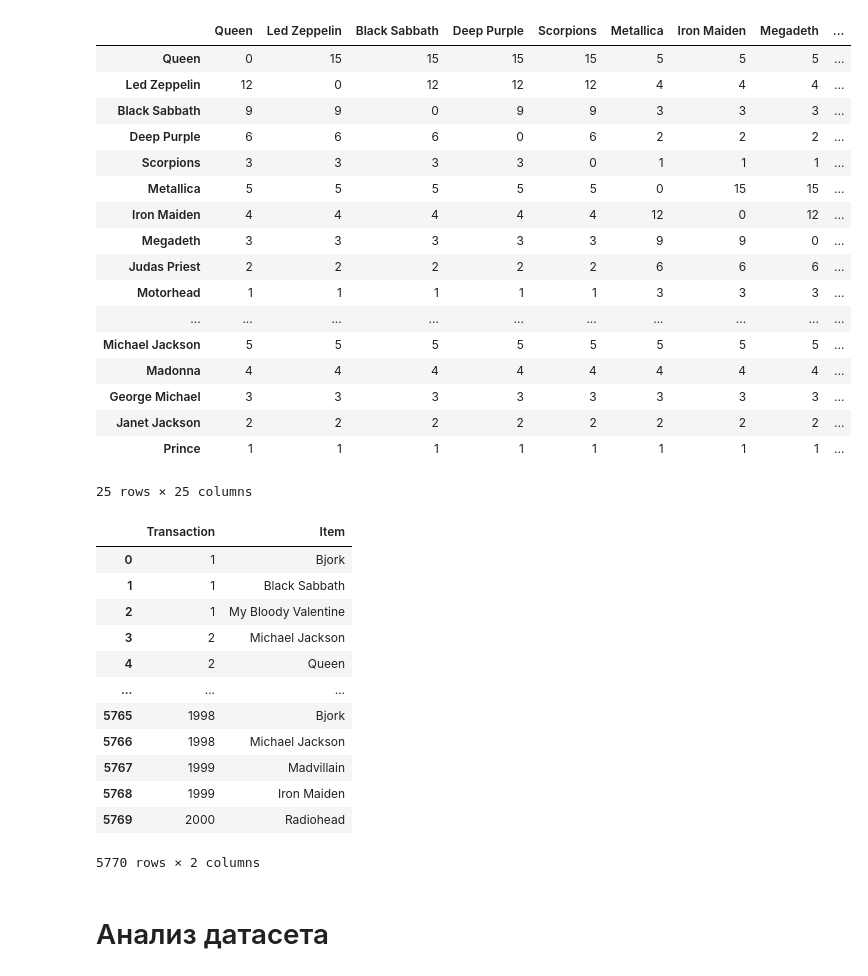
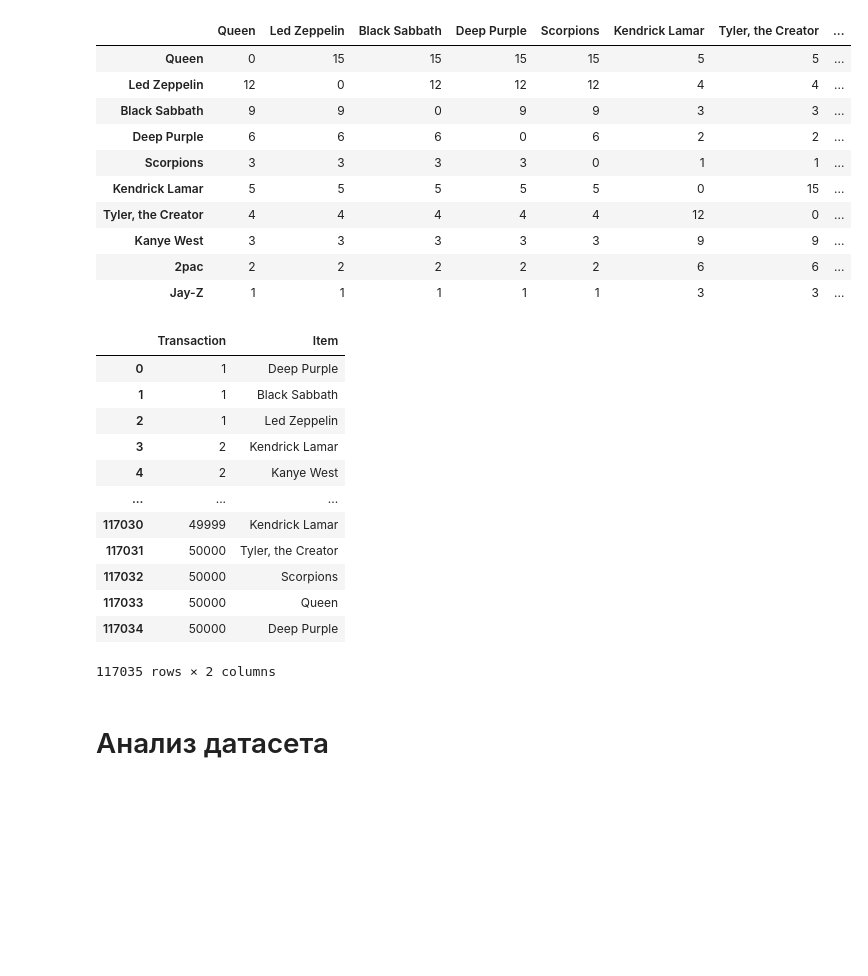
Before and after one commit to Grander78498/grander-materials-v2, a Jupyter notebook: Пр.интел.систем/prac1.ipynb, the cells around one changed output. Cells and saved outputs as stored; diff of their text form; code cells hidden in the pictures; blank space fills up the shorter version.

```diff
--- a/Пр.интел.систем/prac1.ipynb
+++ b/Пр.интел.систем/prac1.ipynb
@@ -5,58 +11,48 @@ import random
 # %%
-groups = ['Queen', 'Led Zeppelin', 'Black Sabbath', 'Deep Purple', 'Scorpions',
-          'Metallica','Iron Maiden',  'Megadeth', 'Judas Priest', 'Motorhead',
-          'Kendrick Lamar', 'Tyler, the Creator', 'Kanye West', '2pac', 'Jay-Z',
-          'Radiohead', 'Bjork', 'My Bloody Valentine', 'Madvillain', 'Godspeed You Black Emperor!',
-          'Michael Jackson', 'Madonna', 'George Michael', 'Janet Jackson', 'Prince']
+groups = groups[:5] + groups[10:15]
 group_df = pd.DataFrame(index=groups, columns=groups)
 popularities = []
 for i in range(len(groups) // 5):
     popularities.extend(range(5, 0, -1))
 
 
 for i in range(len(groups) // 5):
     for j in range(5 * i):
         for k in range(5 * i, 5 * i + 5):
             group_df.iloc[j, k] = group_df.iloc[k, j] = 1
     for j in range(5 * i, 5 * i + 5):
         for k in range(5 * i, 5 * i + 5):
             if j != k:
                 group_df.iloc[j, k] = group_df.iloc[k, j] = 3
             else:
                 group_df.iloc[j, k] = 0
     for j in range(5 * i + 5, len(groups)):
         for k in range(5 * i, 5 * i + 5):
             group_df.iloc[j, k] = group_df.iloc[k, j] = 3
 
 for i in range(len(groups)):
     group_df.iloc[i] *= popularities[i]
 group_df
 # %% [output]
-|  | Queen | Led Zeppelin | Black Sabbath | Deep Purple | Scorpions | Metallica | Iron Maiden | Megadeth | ... |
-| Queen | 0 | 15 | 15 | 15 | 15 | 5 | 5 | 5 | ... |
-| Led Zeppelin | 12 | 0 | 12 | 12 | 12 | 4 | 4 | 4 | ... |
-| Black Sabbath | 9 | 9 | 0 | 9 | 9 | 3 | 3 | 3 | ... |
-| Deep Purple | 6 | 6 | 6 | 0 | 6 | 2 | 2 | 2 | ... |
-| Scorpions | 3 | 3 | 3 | 3 | 0 | 1 | 1 | 1 | ... |
-| Metallica | 5 | 5 | 5 | 5 | 5 | 0 | 15 | 15 | ... |
-| Iron Maiden | 4 | 4 | 4 | 4 | 4 | 12 | 0 | 12 | ... |
-| Megadeth | 3 | 3 | 3 | 3 | 3 | 9 | 9 | 0 | ... |
-| Judas Priest | 2 | 2 | 2 | 2 | 2 | 6 | 6 | 6 | ... |
-| Motorhead | 1 | 1 | 1 | 1 | 1 | 3 | 3 | 3 | ... |
-| ... | ... | ... | ... | ... | ... | ... | ... | ... | ... |
-| Michael Jackson | 5 | 5 | 5 | 5 | 5 | 5 | 5 | 5 | ... |
-| Madonna | 4 | 4 | 4 | 4 | 4 | 4 | 4 | 4 | ... |
-| George Michael | 3 | 3 | 3 | 3 | 3 | 3 | 3 | 3 | ... |
-| Janet Jackson | 2 | 2 | 2 | 2 | 2 | 2 | 2 | 2 | ... |
-| Prince | 1 | 1 | 1 | 1 | 1 | 1 | 1 | 1 | ... |
+|  | Queen | Led Zeppelin | Black Sabbath | Deep Purple | Scorpions | Kendrick Lamar | Tyler, the Creator | ... |
+| Queen | 0 | 15 | 15 | 15 | 15 | 5 | 5 | ... |
+| Led Zeppelin | 12 | 0 | 12 | 12 | 12 | 4 | 4 | ... |
+| Black Sabbath | 9 | 9 | 0 | 9 | 9 | 3 | 3 | ... |
+| Deep Purple | 6 | 6 | 6 | 0 | 6 | 2 | 2 | ... |
+| Scorpions | 3 | 3 | 3 | 3 | 0 | 1 | 1 | ... |
+| Kendrick Lamar | 5 | 5 | 5 | 5 | 5 | 0 | 15 | ... |
+| Tyler, the Creator | 4 | 4 | 4 | 4 | 4 | 12 | 0 | ... |
+| Kanye West | 3 | 3 | 3 | 3 | 3 | 9 | 9 | ... |
+| 2pac | 2 | 2 | 2 | 2 | 2 | 6 | 6 | ... |
+| Jay-Z | 1 | 1 | 1 | 1 | 1 | 3 | 3 | ... |
-25 rows × 25 columns
 # %%
-transaction_count = 2000
+transaction_count = 50_000
 transactions = {'Transaction': [], 'Item': []}
 for tr_id in range(transaction_count):
     items = random.choices(groups, weights=popularities)
-    item_count = random.choices(range(8), [1, 7, 10, 6, 5, 3, 2, 1])[0]
-    items.extend(random.choices(groups, weights=group_df[items[0]], k=item_count - 1))
+    item_count = random.randint(1, 4)
+    new_items = set(random.choices(groups, weights=group_df[items[0]], k=item_count - 1)).difference(set(items))
+    items.extend(list(new_items))
     for item in items:
         transactions['Transaction'].append(tr_id + 1)
         transactions['Item'].append(item)
@@ -64,16 +60,16 @@ transactions = pd.DataFrame(transactions)
 transactions
 # %% [output]
 |  | Transaction | Item |
-| 0 | 1 | Bjork |
+| 0 | 1 | Deep Purple |
 | 1 | 1 | Black Sabbath |
-| 2 | 1 | My Bloody Valentine |
-| 3 | 2 | Michael Jackson |
-| 4 | 2 | Queen |
+| 2 | 1 | Led Zeppelin |
+| 3 | 2 | Kendrick Lamar |
+| 4 | 2 | Kanye West |
 | ... | ... | ... |
-| 5765 | 1998 | Bjork |
-| 5766 | 1998 | Michael Jackson |
-| 5767 | 1999 | Madvillain |
-| 5768 | 1999 | Iron Maiden |
-| 5769 | 2000 | Radiohead |
+| 117030 | 49999 | Kendrick Lamar |
+| 117031 | 50000 | Tyler, the Creator |
+| 117032 | 50000 | Scorpions |
+| 117033 | 50000 | Queen |
+| 117034 | 50000 | Deep Purple |
-5770 rows × 2 columns
+117035 rows × 2 columns
 # %%
```
Also changed, not shown: parts of 26 cells of this notebook, 8 other files.
